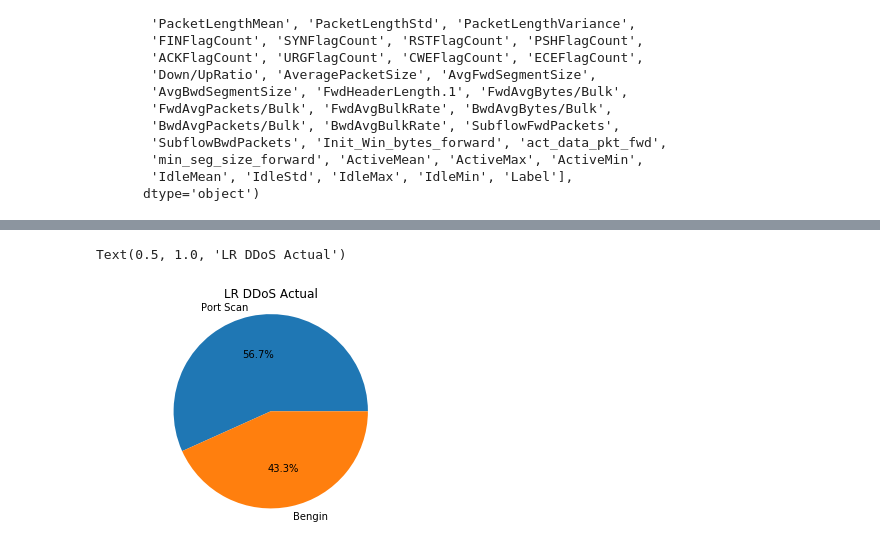
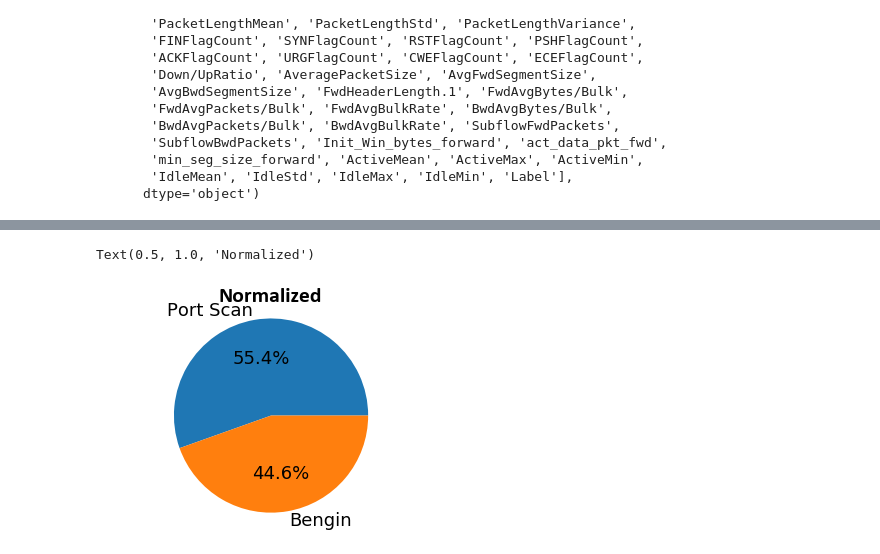
Before and after one commit to Alynoser/Capstone, a Jupyter notebook: DataAnalysis.ipynb, the cells around one changed output, grey strips where cells are left out. Saved outputs shown, nothing was run; the diff lists cells and outputs as text; code cells hidden in the pictures.

```diff
--- a/DataAnalysis.ipynb
+++ b/DataAnalysis.ipynb
@@ -242,9 +242,16 @@ ddos = ddos[['Label', 'DestinationPort', 'FlowDuration', 'TotalFwdPackets',
 
 ps_lr = pd.read_csv(temp + "\\finalportscanlr.csv", low_memory = False)
 ps_bayes = pd.read_csv(temp + "\\final-portscan-bayes.csv", low_memory = False)
+ps_lr_normalized = pd.read_csv(temp + "\\final-ps-lr-normalized.csv", low_memory = False)
+ps_bayes_normalized = pd.read_csv(temp + "\\final-ps-naive-bayes-normalized.csv", low_memory = False)
+ps_logreg = pd.read_csv(temp + "\\final-portscan-log-reg.csv", low_memory = False)
 
 ddos_lr = pd.read_csv(temp + "\\finalddoslr.csv", low_memory = False)
 ddos_bayes = pd.read_csv(temp + "\\finalddosnaivebayes.csv", low_memory = False)
+ddos_lr_normalized = pd.read_csv(temp + "\\final-ddos-lr-normalized.csv", low_memory = False)
+ddos_bayes_normalized = pd.read_csv(temp + "\\final-ddos-naive-bayes-normalized.csv", low_memory = False)
+# ddos_logreg = pd.read_csv(temp + "\\final-ddos-log-reg.csv", low_memory = False)
+
 
 ps_label = pd.read_csv(temp + "\\PortScanLabel.csv", low_memory = False)
 ddos_label = pd.read_csv(temp + "\\DDOSLabel.csv", low_memory = False)
@@ -257,9 +264,15 @@ ddos_label = ddos_label.replace(1, True)
 
 ps_lr['Label'] = ps_label
 ps_bayes['Label'] = ps_label
+ps_lr_normalized['Label'] = ps_label
+ps_bayes_normalized['Label'] = ps_label
+ps_logreg['Label'] = ps_label
 
 ddos_lr['Label'] = ddos_label
 ddos_bayes['Label'] = ddos_label
+ddos_lr_normalized['Label'] = ddos_label
+ddos_bayes_normalized['Label'] = ddos_label
+# ddos_logreg['Label'] = ddos_label
 # %%
 ddos_bayes.columns
 # %% [output]
@@ -331,8 +395,8 @@ ddos_bayes_mse, ddos_bayes_pred, ddos_bayes_ytest = fit_model_bayes(ddos_bayes)
 # %%
 attack = 0
 benign = 0
-for i in ddos_lr_ytest:
-    if i >= .5:
+for i in ps_logreg_pred:
+    if i == 1:
         attack = attack + 1
     else:
         benign = benign + 1
@@ -345,14 +409,14 @@ print(attack)
 # %%
 labels = ['Port Scan', 'Bengin']
 sizes = [attack, benign]
-
+plt.rcParams.update({'font.size': 18})
 fig, ax = plt.subplots()
 ax.pie(sizes, labels=labels, autopct = '%1.1f%%')
 ax.axis('equal')
-ax.set_title('LR DDoS Actual')
+ax.set_title('Normalized', fontweight='bold', fontname='calibri')
 # %% [output]
-Text(0.5, 1.0, 'LR DDoS Actual')
+Text(0.5, 1.0, 'Normalized')
-[figure, old version]
+[figure, new version]
 # %%
 print("PS - LR ", ps_lr_mse, " | NB ", ps_bayes_mse)
 print("DDoS - LR ", ddos_lr_mse, " | NB ", ddos_bayes_mse)
```
Also changed, not shown: parts of 4 cells of this notebook, 7 other files.
